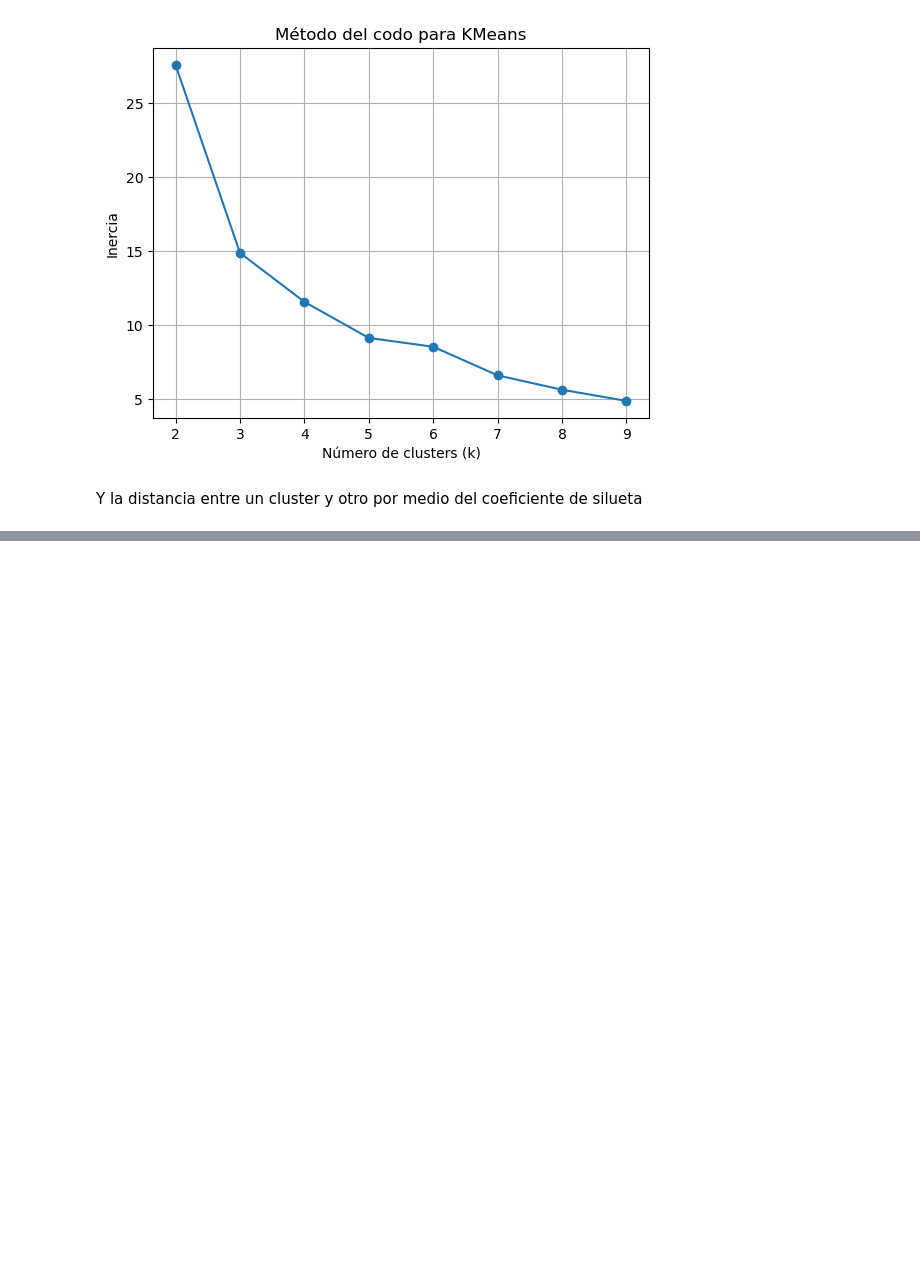
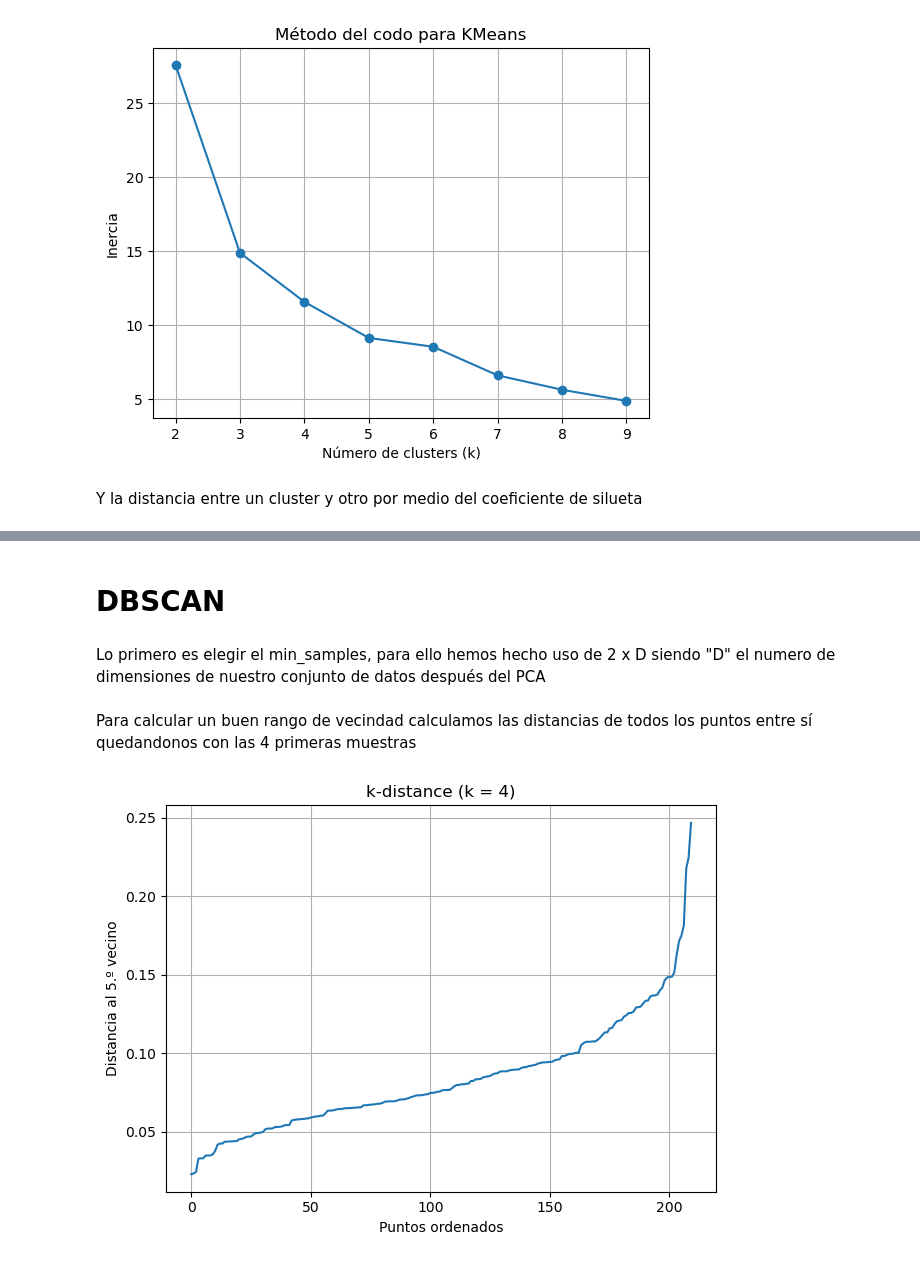
Before and after one commit to 100478705/Grupo25_practica2, a Jupyter notebook: Notebook1.ipynb, the cells around one changed output, grey strips where cells are left out. Saved outputs shown, nothing was run; the diff lists cells and outputs as text; code cells hidden in the pictures; blank space fills up the shorter version.

```diff
--- a/Notebook1.ipynb
+++ b/Notebook1.ipynb
@@ -210,0 +289,21 @@ plt.show()
+# %% [markdown]
+# DBSCAN
+# %% [markdown]
+Lo primero es elegir el min_samples, para ello hemos hecho uso de 2 x D siendo "D" el numero de dimensiones de nuestro conjunto de datos después del PCA
+# %%
+min_samples = 4
+# %% [markdown]
+Para calcular un buen rango de vecindad calculamos las distancias de todos los puntos entre sí quedandonos con las 4 primeras muestras
+# %%
+nn = NearestNeighbors(n_neighbors=min_samples)
+nn.fit(X_pca)
+# Distancia al 4.º vecino más cercano de cada punto
+distances, _ = nn.kneighbors(X_pca)
+k_distances = np.sort(distances[:, -1])
+plt.figure()
+plt.plot(k_distances)
+plt.title(f'k-distance (k = {min_samples})')
+plt.xlabel('Puntos ordenados'); plt.ylabel('Distancia al 5.º vecino')
+plt.grid(); plt.tight_layout(); plt.show()
+# %% [output]
+[figure, added]
```
Also changed, not shown: parts of 24 cells of this notebook, 1 other file.
